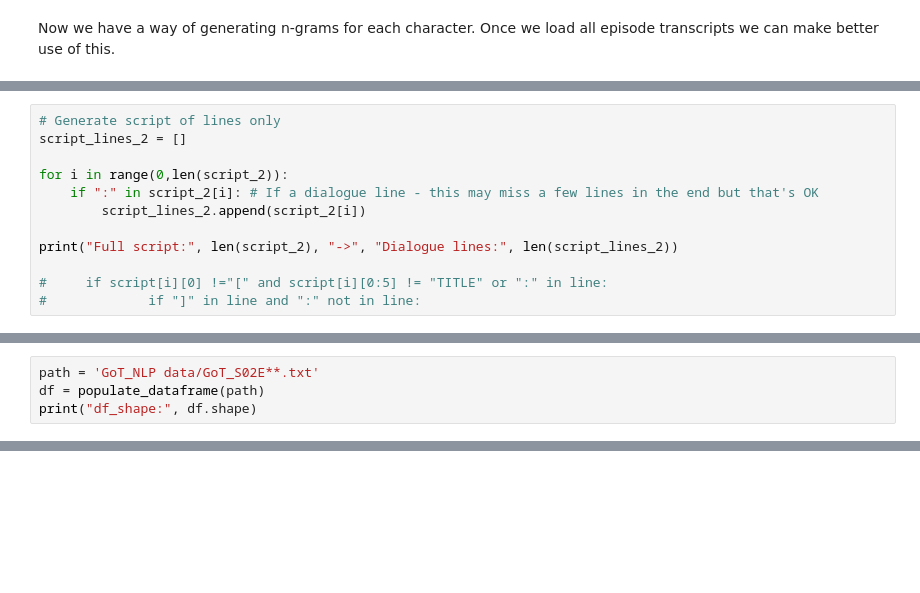
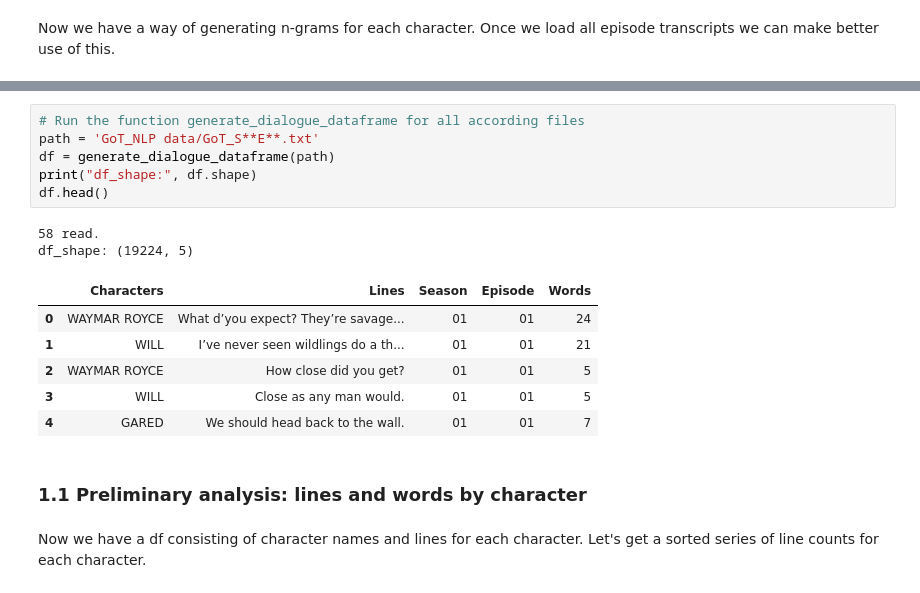
Before and after one commit to abgrss/Cannabis-NLP, a Jupyter notebook: GoT_NLP.ipynb, the cells around one changed output, grey strips where cells are left out. Cells and saved outputs as stored; diff of their text form; blank space fills up the shorter version.

```diff
--- a/GoT_NLP.ipynb
+++ b/GoT_NLP.ipynb
@@ -161,12 +49,0 @@ script_2
-# %%
-# Generate script of lines only
-script_lines_2 = []
-
-for i in range(0,len(script_2)):
-    if ":" in script_2[i]: # If a dialogue line - this may miss a few lines in the end but that's OK
-        script_lines_2.append(script_2[i])
-
-print("Full script:", len(script_2), "->", "Dialogue lines:", len(script_lines_2))
-
-#     if script[i][0] !="[" and script[i][0:5] != "TITLE" or ":" in line:
-#             if "]" in line and ":" not in line:
@@ -257,4 +49,0 @@ def populate_dataframe(path):
-# %%
-path = 'GoT_NLP data/GoT_S02E**.txt'
-df = populate_dataframe(path)
-print("df_shape:", df.shape)
@@ -303,0 +153,19 @@ display(df)
+# %%
+# Run the function generate_dialogue_dataframe for all according files
+path = 'GoT_NLP data/GoT_S**E**.txt'
+df = generate_dialogue_dataframe(path)
+print("df_shape:", df.shape)
+df.head()
+# %% [output]
+58 read.
+df_shape: (19224, 5)
+|  | Characters | Lines | Season | Episode | Words |
+| 0 | WAYMAR ROYCE | What d’you expect? They’re savage... | 01 | 01 | 24 |
+| 1 | WILL | I’ve never seen wildlings do a th... | 01 | 01 | 21 |
+| 2 | WAYMAR ROYCE | How close did you get? | 01 | 01 | 5 |
+| 3 | WILL | Close as any man would. | 01 | 01 | 5 |
+| 4 | GARED | We should head back to the wall. | 01 | 01 | 7 |
+# %% [markdown]
+### 1.1 Preliminary analysis: lines and words by character
+# %% [markdown]
+Now we have a df consisting of character names and lines for each character. Let's get a sorted series of line counts for each character.
```
Also changed, not shown: parts of 59 cells of this notebook.
